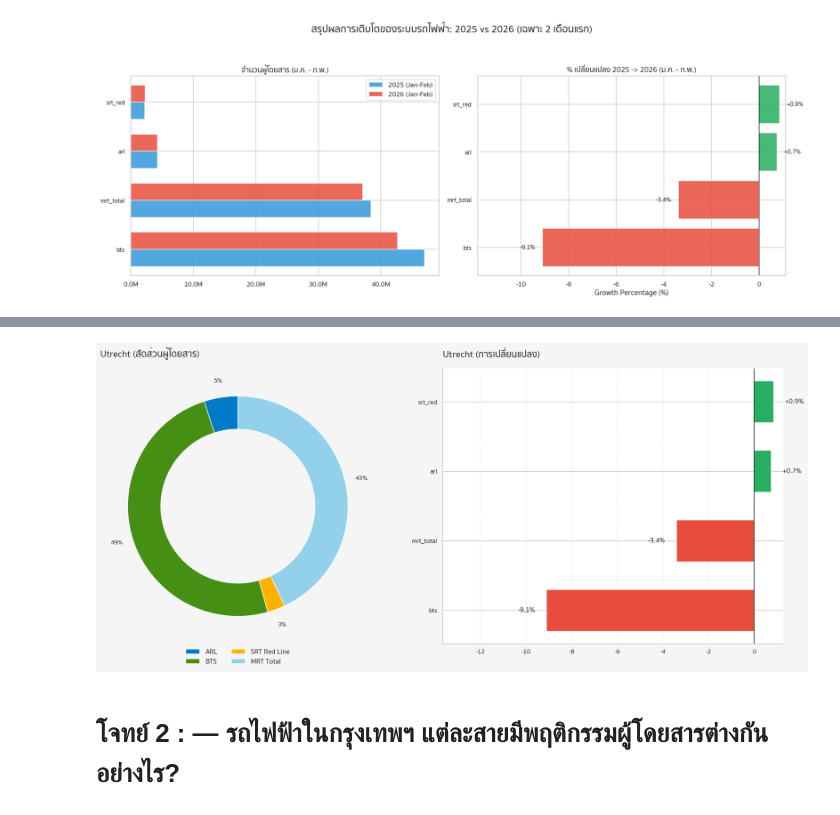
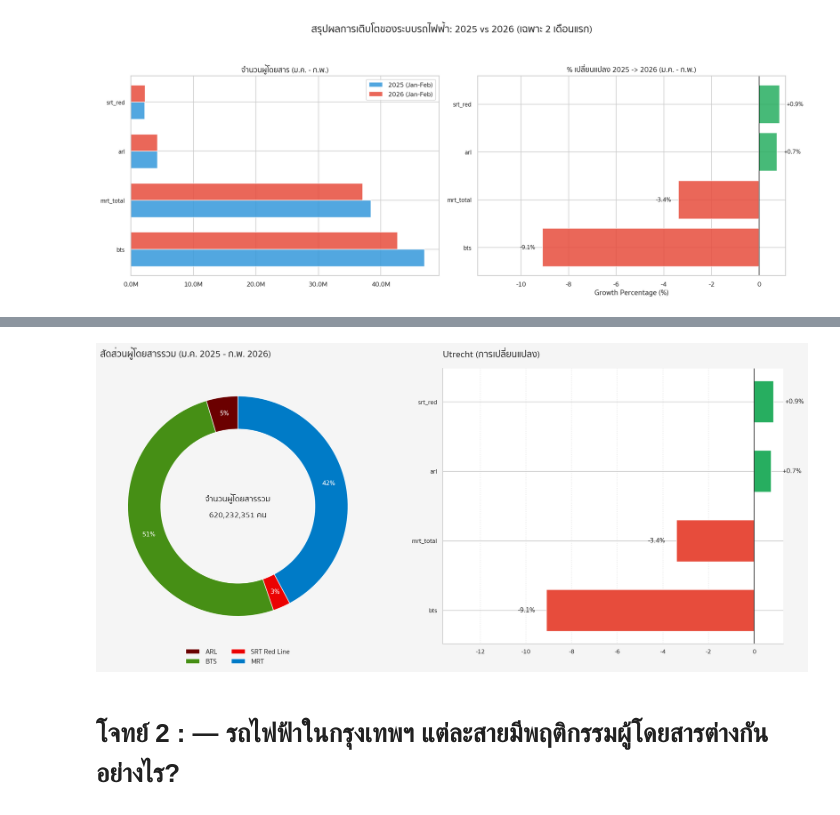
Before and after one commit to Theerat22/superAI, a Jupyter notebook: mini-hack1/transport.ipynb, the cells around one changed output, grey strips where cells are left out. Cells and saved outputs as stored; diff of their text form; code cells hidden in the pictures.

```diff
--- a/mini-hack1/transport.ipynb
+++ b/mini-hack1/transport.ipynb
@@ -446,61 +462,65 @@ plt.show()
 # %%
-# 1. เตรียมข้อมูลสัดส่วนปี 2026 (ม.ค. - ก.พ.)
-data_2026 = by_line[2026]
-labels = ['ARL', 'BTS', 'SRT Red Line', 'MRT Total']
-# ใช้โทนสีเดียวกับรูปตัวอย่าง (Blue, Green, Orange, Light Blue)
-colors_donut = ['#007bc7', '#468f15', '#ffb300', '#92d1e9']
+target_columns = ['arl', 'bts', 'srt_red', 'mrt_total']
+total_values = df_first[target_columns].sum()
+
+labels = ['ARL', 'BTS', 'SRT Red Line', 'MRT']
+colors_donut = ['#6B0000', '#468f15', '#EB0202', '#007bc7']
 
 # 2. สร้าง Figure และ Subplots
 fig, axes = plt.subplots(1, 2, figsize=(18, 8), facecolor='#f5f5f5') # พื้นหลังเทาอ่อนตามรูป
 
-# --- กราฟซ้าย: Donut Chart (สัดส่วน) ---
-# วาด Pie Chart โดยไม่ใส่ Label ข้างใน แต่ใช้เส้นชี้ข้างนอก
+# --- กราฟซ้าย: Donut Chart (สัดส่วนรวมทุกปี) ---
+# ใช้ total_values ที่เรา sum ไว้
 wedges, texts, autotexts = axes[0].pie(
-    data_2026,
+    total_values,
     autopct='%1.0f%%',
     startangle=90,
     colors=colors_donut,
-    pctdistance=1.15, # ผลักตัวเลข % ออกไปข้างนอก
-    textprops={'fontsize': 11, 'fontweight': 'bold'}
+    pctdistance=0.85,
+    textprops={'fontsize': 12, 'fontweight': 'bold', 'color': 'white'} # เปลี่ยนเป็นสีขาวให้อ่านง่ายบนพื้นสีเข้ม
 )
 
 # สร้างวงกลมตรงกลาง (Donut hole)
-centre_circle = plt.Circle((0,0), 0.70, fc='#f5f5f5') # สีเดียวกับพื้นหลัง
+centre_circle = plt.Circle((0,0), 0.70, fc='#f5f5f5')
 axes[0].add_artist(centre_circle)
 
-# ตั้งชื่อกราฟด้านซ้าย
-axes[0].set_title('Utrecht (สัดส่วนผู้โดยสาร)', loc='left', fontsize=16, fontweight='bold', pad=20)
+# เพิ่มข้อความตรงกลาง Donut (Optional: บอกยอดรวมทั้งหมด)
+total_all_systems = total_values.sum()
+axes[0].text(0, 0, f'จำนวนผู้โดยสารรวม\n\n{total_all_systems:,.0f} คน',
+             ha='center', va='center', fontsize=14, fontweight='bold')
 
-# สร้าง Legend ด้านล่างแบบแนวนอน (Horizontal)
+axes[0].set_title('สัดส่วนผู้โดยสารรวม (ม.ค. 2025 - ก.พ. 2026)', loc='left', fontsize=16, fontweight='bold', pad=20)
+
+# Legend ด้านล่าง
 axes[0].legend(wedges, labels, loc="lower center", bbox_to_anchor=(0.5, -0.1),
               ncol=2, frameon=False, fontsize=12)
 
 # --- กราฟขวา: % Change (แท่งแนวนอน) ---
 by_line_sorted = by_line.sort_values('change_pct', ascending=True)
 y_pos = np.arange(len(by_line_sorted))
 growth_colors = ['#27ae60' if v >= 0 else '#e74c3c' for v in by_line_sorted['change_pct']]
 
 axes[1].barh(y_pos, by_line_sorted['change_pct'], color=growth_colors, height=0.6)
 axes[1].axvline(0, color='black', linewidth=1)
 axes[1].set_yticks(y_pos)
 axes[1].set_yticklabels(by_line_sorted.index, fontsize=11)
 axes[1].set_title('Utrecht (การเปลี่ยนแปลง)', loc='left', fontsize=16, fontweight='bold', pad=20)
 
 # ปรับขอบเขตแกน X และเอาเส้นกรอบออกบางส่วนให้เหมือนรูป
 axes[1].set_xlim(min(by_line_sorted['change_pct'])*1.5, max(by_line_sorted['change_pct'])*1.5)
 axes[1].spines['top'].set_visible(False)
 axes[1].spines['right'].set_visible(False)
 axes[1].grid(axis='x', linestyle=':', alpha=0.6)
 
 # ใส่ตัวเลข % กำกับปลายแท่ง
 for i, v in enumerate(by_line_sorted['change_pct']):
     offset = 0.5 if v >= 0 else -0.5
     align = 'left' if v >= 0 else 'right'
     axes[1].text(v + offset, i, f'{v:+.1f}%', va='center', ha=align, fontweight='bold')
 
 plt.tight_layout()
 plt.show()
 # %% [output]
-[figure, old version]
+[figure, new version]
 # %% [markdown]
 # โจทย์ 2 : — รถไฟฟ้าในกรุงเทพฯ แต่ละสายมีพฤติกรรมผู้โดยสารต่างกันอย่างไร?
```
Also changed, not shown: parts of 3 cells of this notebook.
